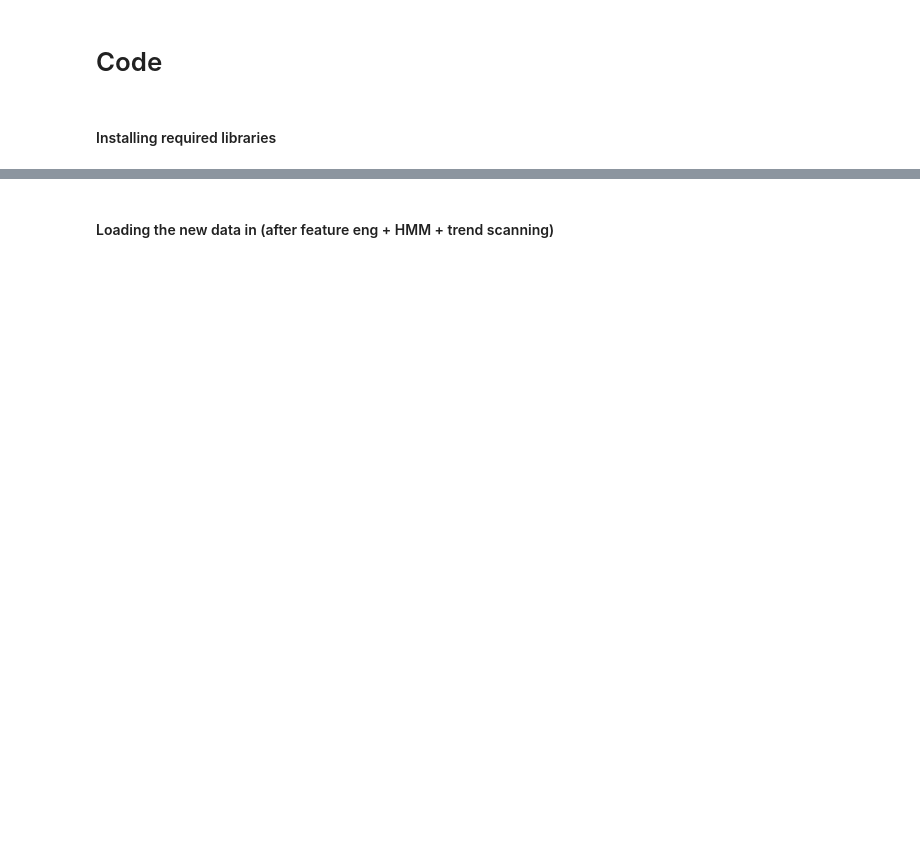
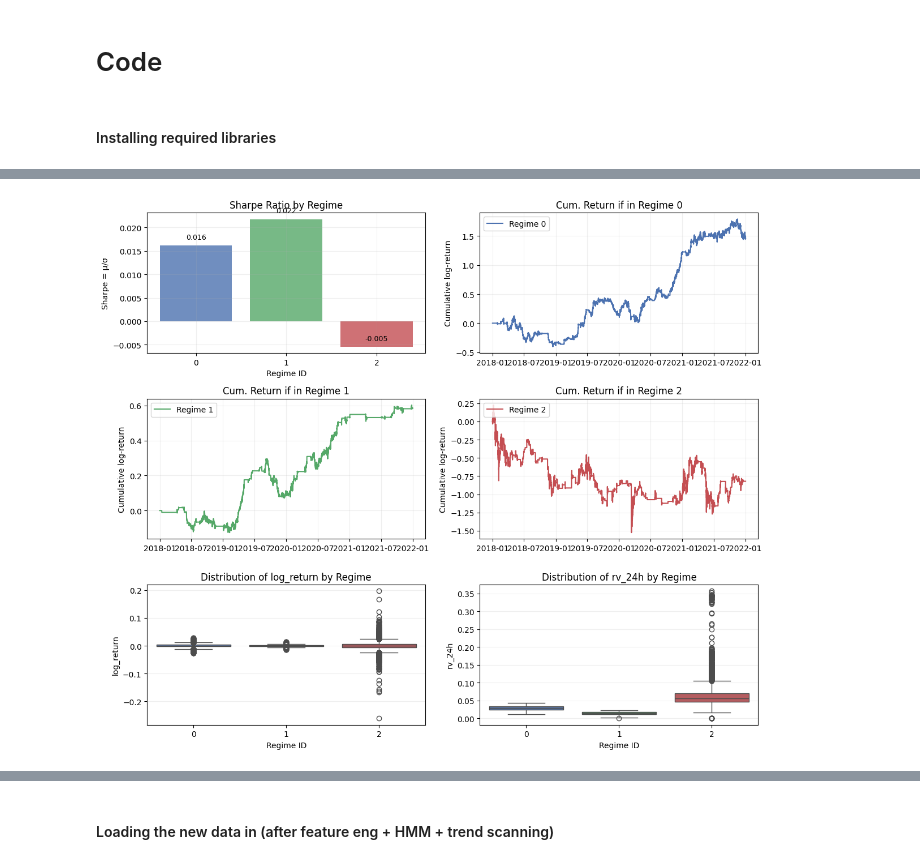
Before and after one commit to anyarjpt/stml, a Jupyter notebook: Report_Final.ipynb, the cells around one changed output, grey strips where cells are left out. Saved outputs shown, nothing was run; the diff lists cells and outputs as text; code cells hidden in the pictures; blank space fills up the shorter version.

```diff
--- a/Report_Final.ipynb
+++ b/Report_Final.ipynb
@@ -245,0 +984,5 @@ warnings.filterwarnings('ignore')
+# %%
+train_cutoff_1 = pd.Timestamp("2021-01-01 00:00:00")
+df = prices[['close']]
+df_price_train_full = df.loc[:train_cutoff_1].copy()
+df_price_test        = df.loc[train_cutoff_1 + pd.Timedelta(hours=1):].copy()
@@ -245,0 +1664,4 @@ warnings.filterwarnings('ignore')
+# %%
+making_graphs_by_regime(prices_with_regimes_2D)
+# %% [output]
+[figure, added]
```
Also changed, not shown: parts of 147 cells of this notebook.
